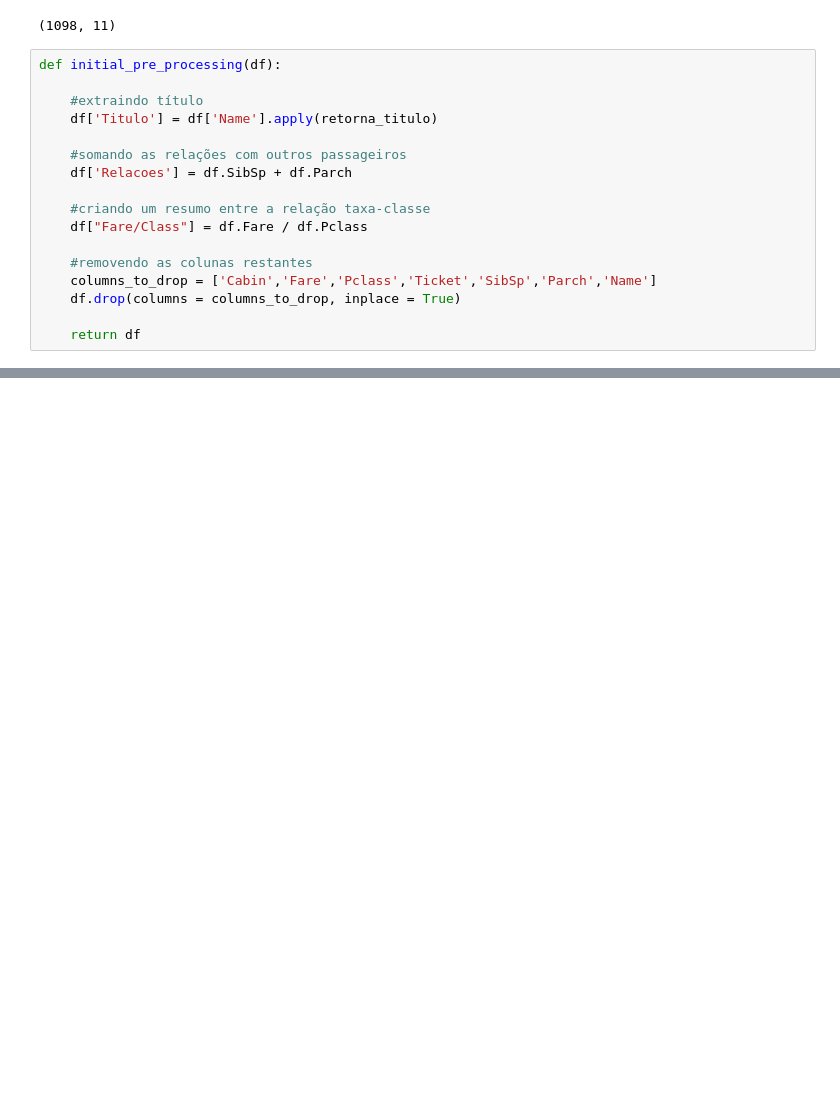
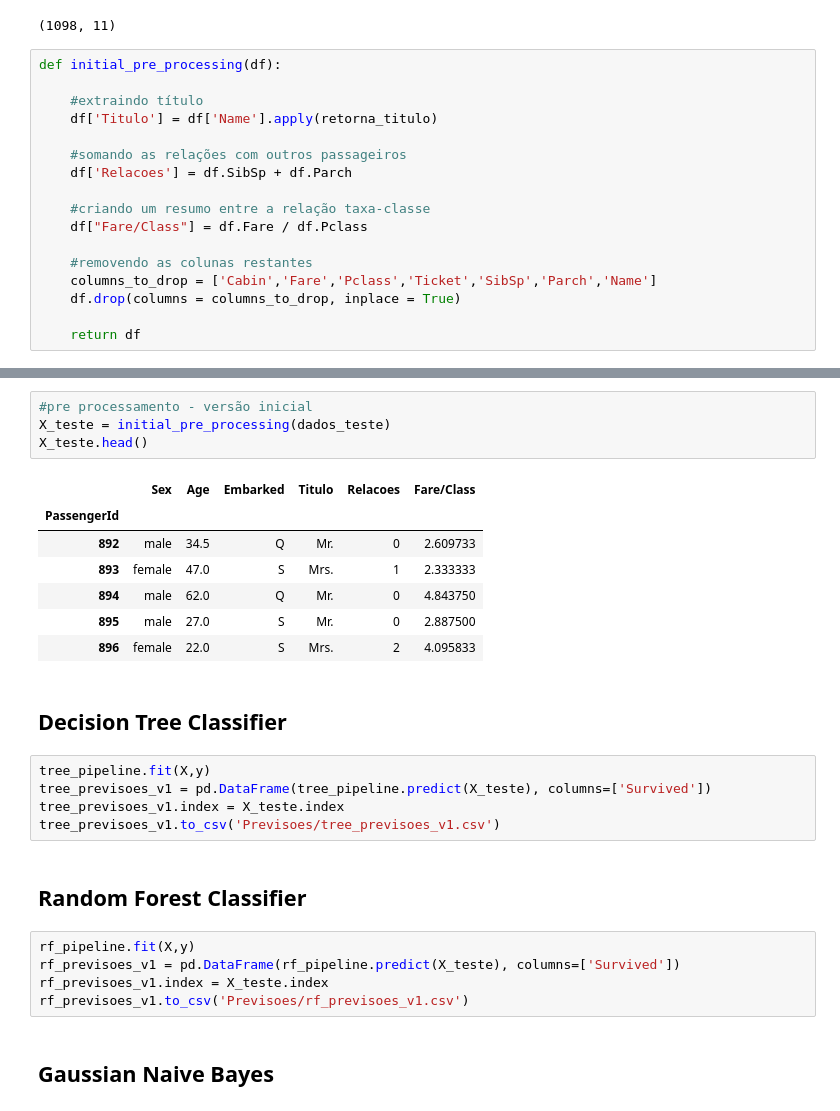
Before and after one commit to vitorxx1/Titanic-Kaggle, a Jupyter notebook: titanic.ipynb, the cells around one changed output, grey strips where cells are left out. Saved outputs shown, nothing was run; the diff lists cells and outputs as text; blank space fills up the shorter version.

Commit message:
Primeiros modelos e previsoes - pre processamento basico

```diff
--- a/titanic.ipynb
+++ b/titanic.ipynb
@@ -344,0 +449,28 @@ copia2.head()
+# %%
+#pre processamento - versão inicial
+X_teste = initial_pre_processing(dados_teste)
+X_teste.head()
+# %% [output]
+|  | Sex | Age | Embarked | Titulo | Relacoes | Fare/Class |
+| PassengerId |  |  |  |  |  |  |
+| 892 | male | 34.5 | Q | Mr. | 0 | 2.609733 |
+| 893 | female | 47.0 | S | Mrs. | 1 | 2.333333 |
+| 894 | male | 62.0 | Q | Mr. | 0 | 4.843750 |
+| 895 | male | 27.0 | S | Mr. | 0 | 2.887500 |
+| 896 | female | 22.0 | S | Mrs. | 2 | 4.095833 |
+# %% [markdown]
+## Decision Tree Classifier
+# %%
+tree_pipeline.fit(X,y)
+tree_previsoes_v1 = pd.DataFrame(tree_pipeline.predict(X_teste), columns=['Survived'])
+tree_previsoes_v1.index = X_teste.index
+tree_previsoes_v1.to_csv('Previsoes/tree_previsoes_v1.csv')
+# %% [markdown]
+## Random Forest Classifier
+# %%
+rf_pipeline.fit(X,y)
+rf_previsoes_v1 = pd.DataFrame(rf_pipeline.predict(X_teste), columns=['Survived'])
+rf_previsoes_v1.index = X_teste.index
+rf_previsoes_v1.to_csv('Previsoes/rf_previsoes_v1.csv')
+# %% [markdown]
+## Gaussian Naive Bayes
```
Also changed, not shown: parts of 27 cells of this notebook, 4 other files.
